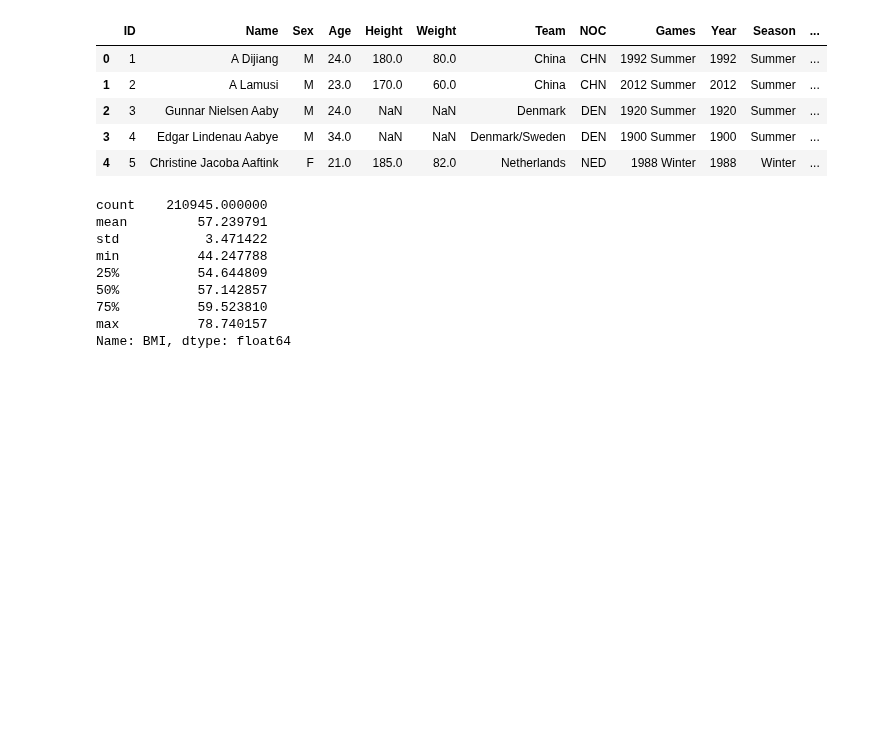
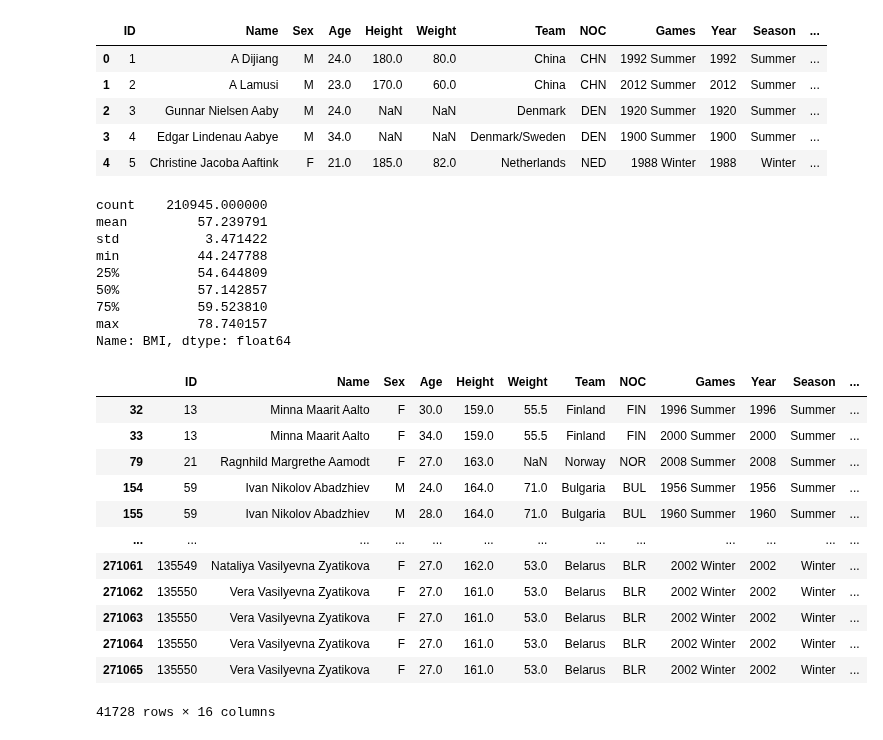
Before and after one commit to oscardbocanegra/udemy, a Jupyter notebook: analisis_datos/manipulacion_dataframes.ipynb, the cells around one changed output. Cells and saved outputs as stored; diff of their text form; code cells hidden in the pictures; blank space fills up the shorter version.

```diff
--- a/analisis_datos/manipulacion_dataframes.ipynb
+++ b/analisis_datos/manipulacion_dataframes.ipynb
@@ -435,3 +435,19 @@ min          44.247788
 75%          59.523810
 max          78.740157
 Name: BMI, dtype: float64
+# %%
+olympics[olympics['BMI']> 60]
+# %% [output]
+|  | ID | Name | Sex | Age | Height | Weight | Team | NOC | Games | Year | Season | ... |
+| 32 | 13 | Minna Maarit Aalto | F | 30.0 | 159.0 | 55.5 | Finland | FIN | 1996 Summer | 1996 | Summer | ... |
+| 33 | 13 | Minna Maarit Aalto | F | 34.0 | 159.0 | 55.5 | Finland | FIN | 2000 Summer | 2000 | Summer | ... |
+| 79 | 21 | Ragnhild Margrethe Aamodt | F | 27.0 | 163.0 | NaN | Norway | NOR | 2008 Summer | 2008 | Summer | ... |
+| 154 | 59 | Ivan Nikolov Abadzhiev | M | 24.0 | 164.0 | 71.0 | Bulgaria | BUL | 1956 Summer | 1956 | Summer | ... |
+| 155 | 59 | Ivan Nikolov Abadzhiev | M | 28.0 | 164.0 | 71.0 | Bulgaria | BUL | 1960 Summer | 1960 | Summer | ... |
+| ... | ... | ... | ... | ... | ... | ... | ... | ... | ... | ... | ... | ... |
+| 271061 | 135549 | Nataliya Vasilyevna Zyatikova | F | 27.0 | 162.0 | 53.0 | Belarus | BLR | 2002 Winter | 2002 | Winter | ... |
+| 271062 | 135550 | Vera Vasilyevna Zyatikova | F | 27.0 | 161.0 | 53.0 | Belarus | BLR | 2002 Winter | 2002 | Winter | ... |
+| 271063 | 135550 | Vera Vasilyevna Zyatikova | F | 27.0 | 161.0 | 53.0 | Belarus | BLR | 2002 Winter | 2002 | Winter | ... |
+| 271064 | 135550 | Vera Vasilyevna Zyatikova | F | 27.0 | 161.0 | 53.0 | Belarus | BLR | 2002 Winter | 2002 | Winter | ... |
+| 271065 | 135550 | Vera Vasilyevna Zyatikova | F | 27.0 | 161.0 | 53.0 | Belarus | BLR | 2002 Winter | 2002 | Winter | ... |
+41728 rows × 16 columns
```
Also changed, not shown: parts of 1 cell of this notebook.
